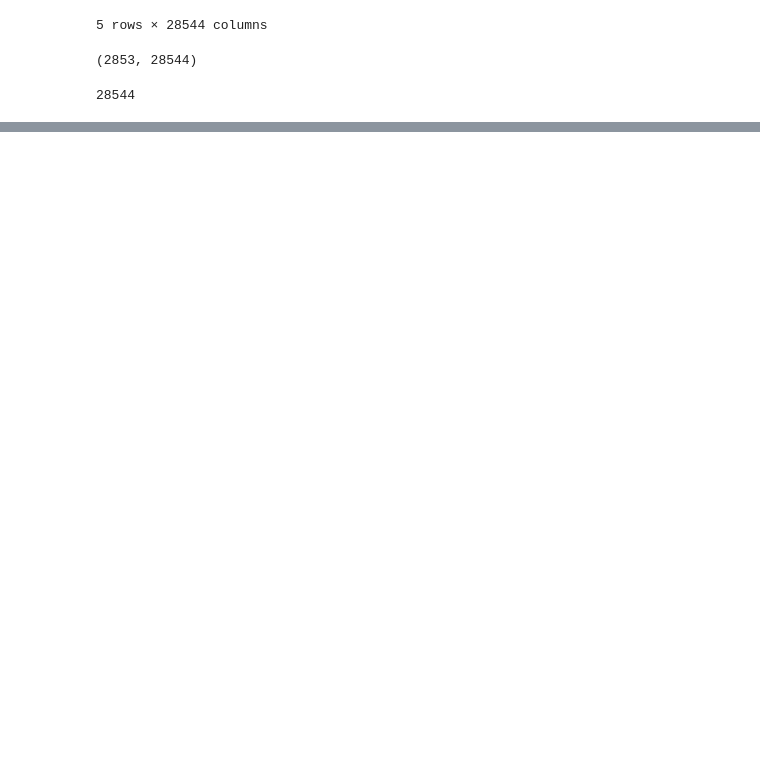
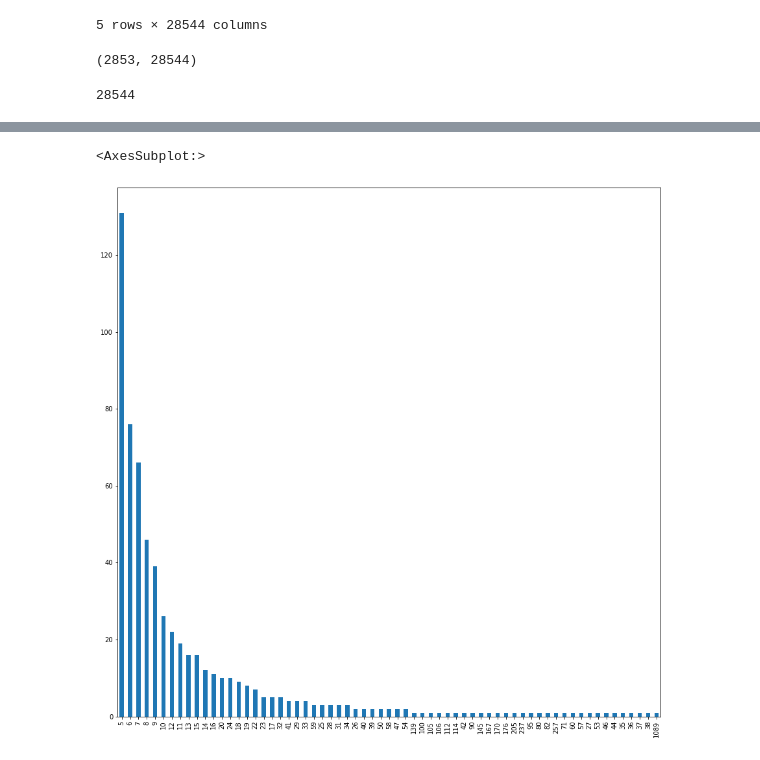
Before and after one commit to zuevmaxim/itmo-ibd, a Jupyter notebook: classification/prepare_count_dataset.ipynb, the cells around one changed output, grey strips where cells are left out. Drawn from its saved outputs; the diff is of its cells as text; code cells hidden in the pictures; blank space fills up the shorter version.

```diff
--- a/classification/prepare_count_dataset.ipynb
+++ b/classification/prepare_count_dataset.ipynb
@@ -430,0 +585,4 @@ final_dataset.reset_index(inplace=True)
+# %%
+# try to filter tags which count less than 5
+count_tags_usage_dataset = build_count_tags_usage_dataset(tags_dataset)
+count_tags_usage_dataset.head()
@@ -430,0 +596,3 @@ final_dataset.reset_index(inplace=True)
+# %%
+tags_dataset = tags_dataset[count_tags_usage_dataset[count_tags_usage_dataset["count"] >= 5]['index']]
+tags_dataset.head()
@@ -430,0 +607,3 @@ final_dataset.reset_index(inplace=True)
+# %%
+count_tags_usage_dataset = build_count_tags_usage_dataset(tags_dataset)
+count_tags_usage_dataset.head()
@@ -430,0 +617,6 @@ final_dataset.reset_index(inplace=True)
+# %%
+# check bar chart of value counts again
+count_tags_usage_dataset["count"].value_counts().plot.bar(figsize=(15,15))
+# %% [output]
+<AxesSubplot:>
+[figure, added]
```
Also changed, not shown: parts of 42 cells of this notebook.
